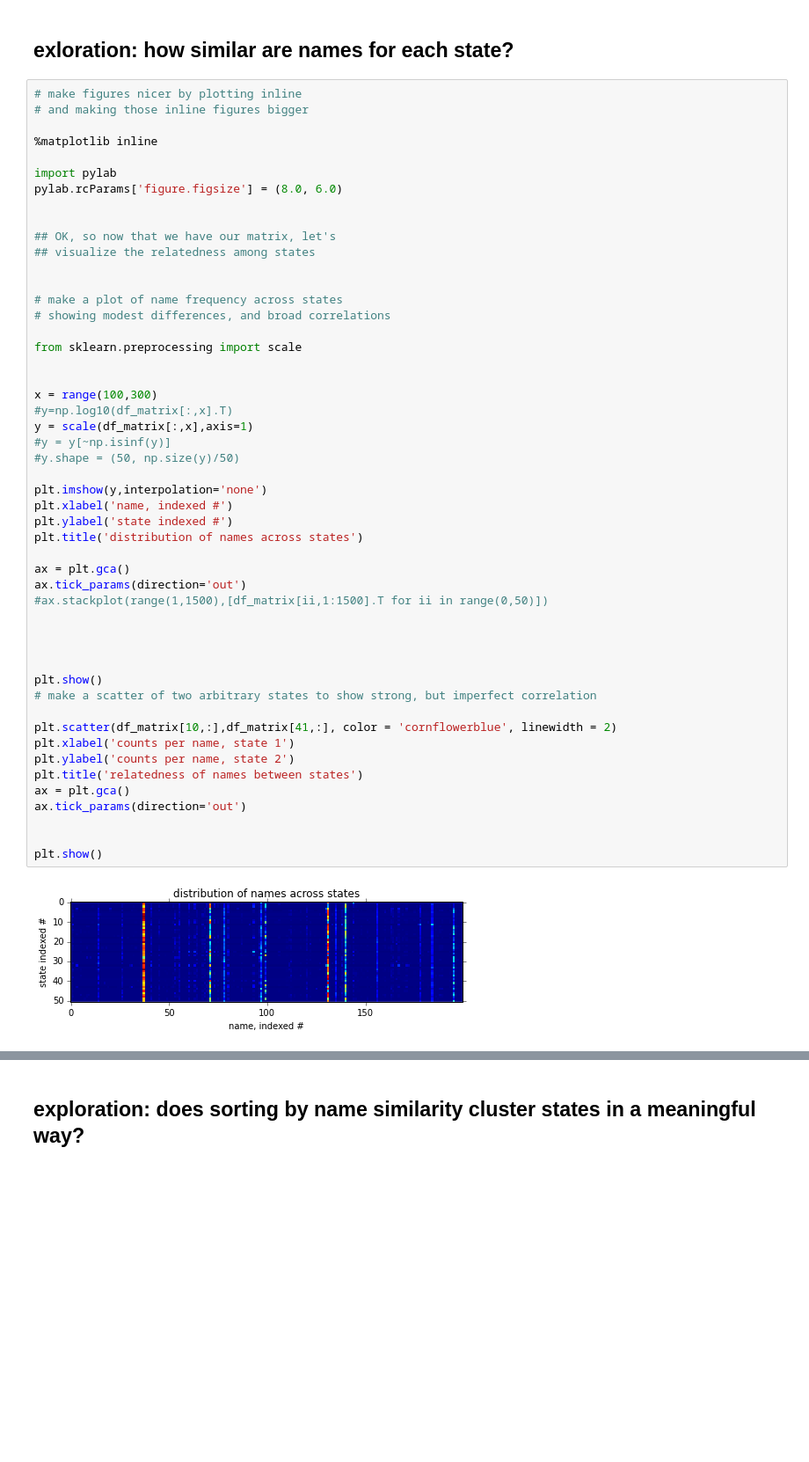
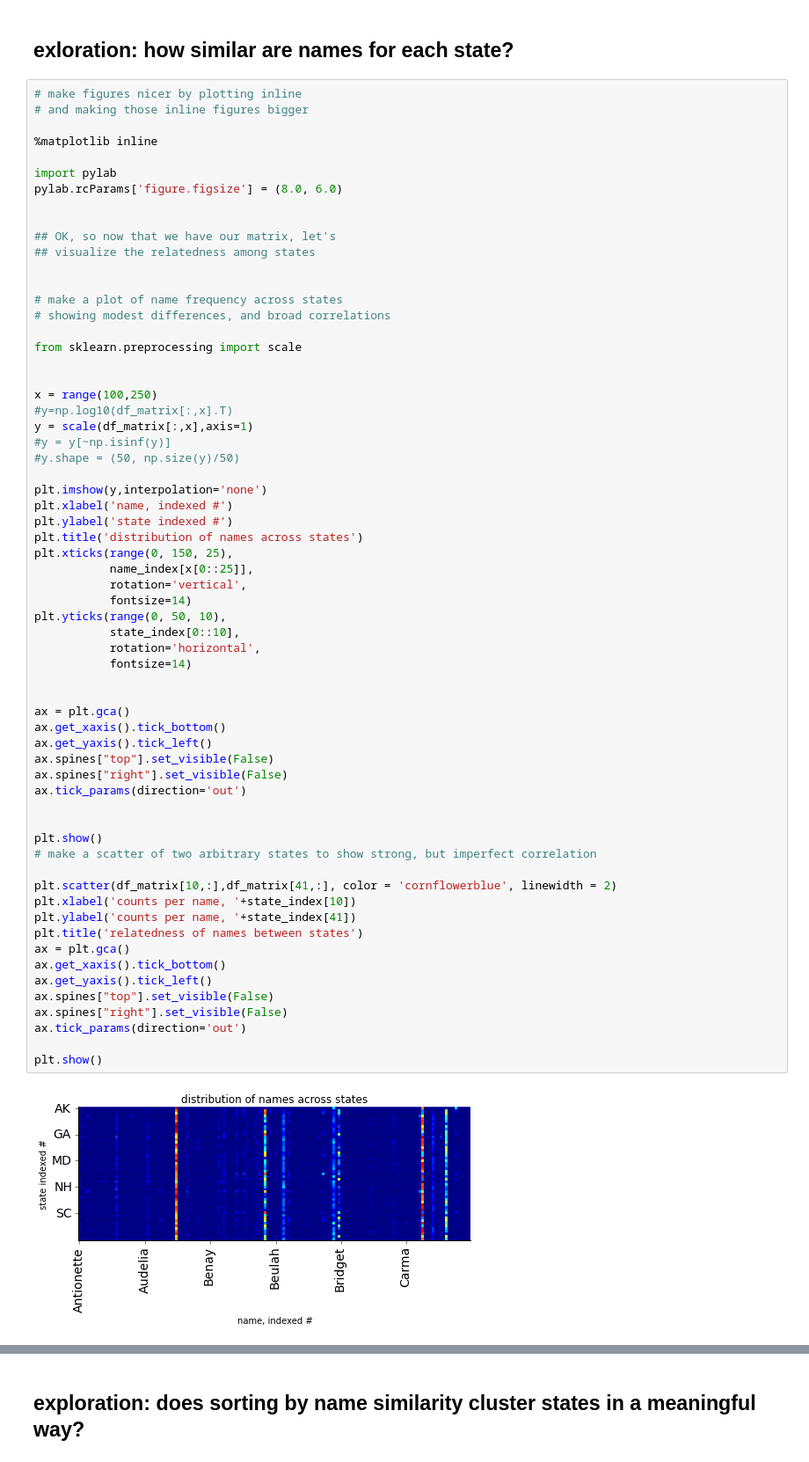
Before and after one commit to sadacca/PYNAMESTATE, a Jupyter notebook: PyNameStateNotebook-multi_Clust.ipynb, the cells around one changed output, grey strips where cells are left out. Shown: that part at 88% size. Cells and saved outputs as stored; diff of their text form; blank space fills up the shorter version.

Commit message:
prettied up some plotting added nice axis labels, etc

```diff
--- a/PyNameStateNotebook-multi_Clust.ipynb
+++ b/PyNameStateNotebook-multi_Clust.ipynb
@@ -170,38 +170,51 @@ pylab.rcParams['figure.figsize'] = (8.0, 6.0)
 # make a plot of name frequency across states
 # showing modest differences, and broad correlations
 
 from sklearn.preprocessing import scale
 
 
-x = range(100,300)
+x = range(100,250)
 #y=np.log10(df_matrix[:,x].T)
 y = scale(df_matrix[:,x],axis=1)
 #y = y[~np.isinf(y)]
 #y.shape = (50, np.size(y)/50)
 
 plt.imshow(y,interpolation='none')
 plt.xlabel('name, indexed #')
 plt.ylabel('state indexed #')
 plt.title('distribution of names across states')
+plt.xticks(range(0, 150, 25),
+           name_index[x[0::25]],
+           rotation='vertical',
+           fontsize=14)
+plt.yticks(range(0, 50, 10),
+           state_index[0::10],
+           rotation='horizontal',
+           fontsize=14)
+
 
 ax = plt.gca()
+ax.get_xaxis().tick_bottom()
+ax.get_yaxis().tick_left()
+ax.spines["top"].set_visible(False)
+ax.spines["right"].set_visible(False)
 ax.tick_params(direction='out')
-#ax.stackplot(range(1,1500),[df_matrix[ii,1:1500].T for ii in range(0,50)])
-
-
 
 
 plt.show()
 # make a scatter of two arbitrary states to show strong, but imperfect correlation
 
 plt.scatter(df_matrix[10,:],df_matrix[41,:], color = 'cornflowerblue', linewidth = 2)
-plt.xlabel('counts per name, state 1')
-plt.ylabel('counts per name, state 2')
+plt.xlabel('counts per name, '+state_index[10])
+plt.ylabel('counts per name, '+state_index[41])
 plt.title('relatedness of names between states')
 ax = plt.gca()
+ax.get_xaxis().tick_bottom()
+ax.get_yaxis().tick_left()
+ax.spines["top"].set_visible(False)
+ax.spines["right"].set_visible(False)
 ax.tick_params(direction='out')
 
-
 plt.show()
 # %% [output]
-[figure, old version]
+[figure, new version]
```
Also changed, not shown: parts of 4 cells of this notebook.
